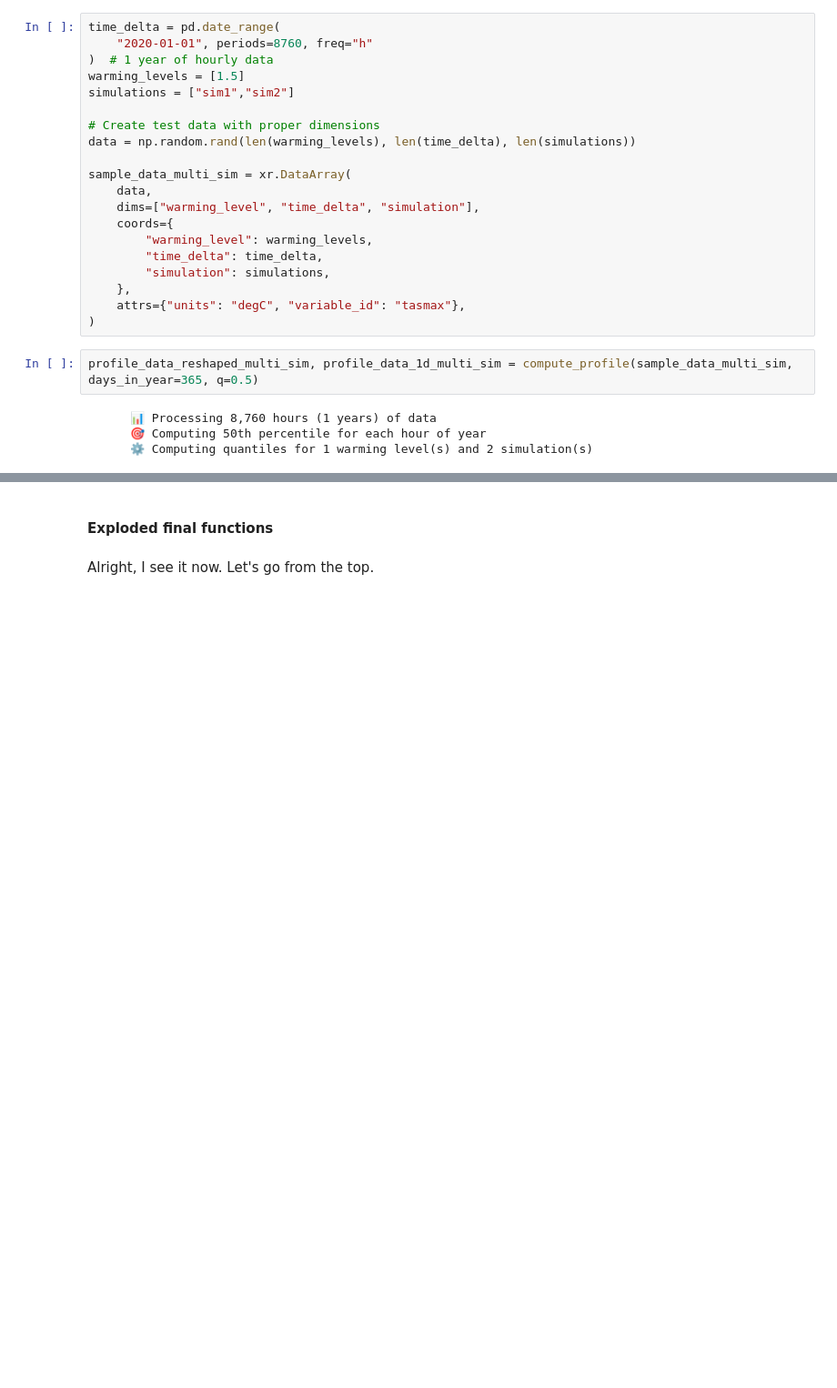
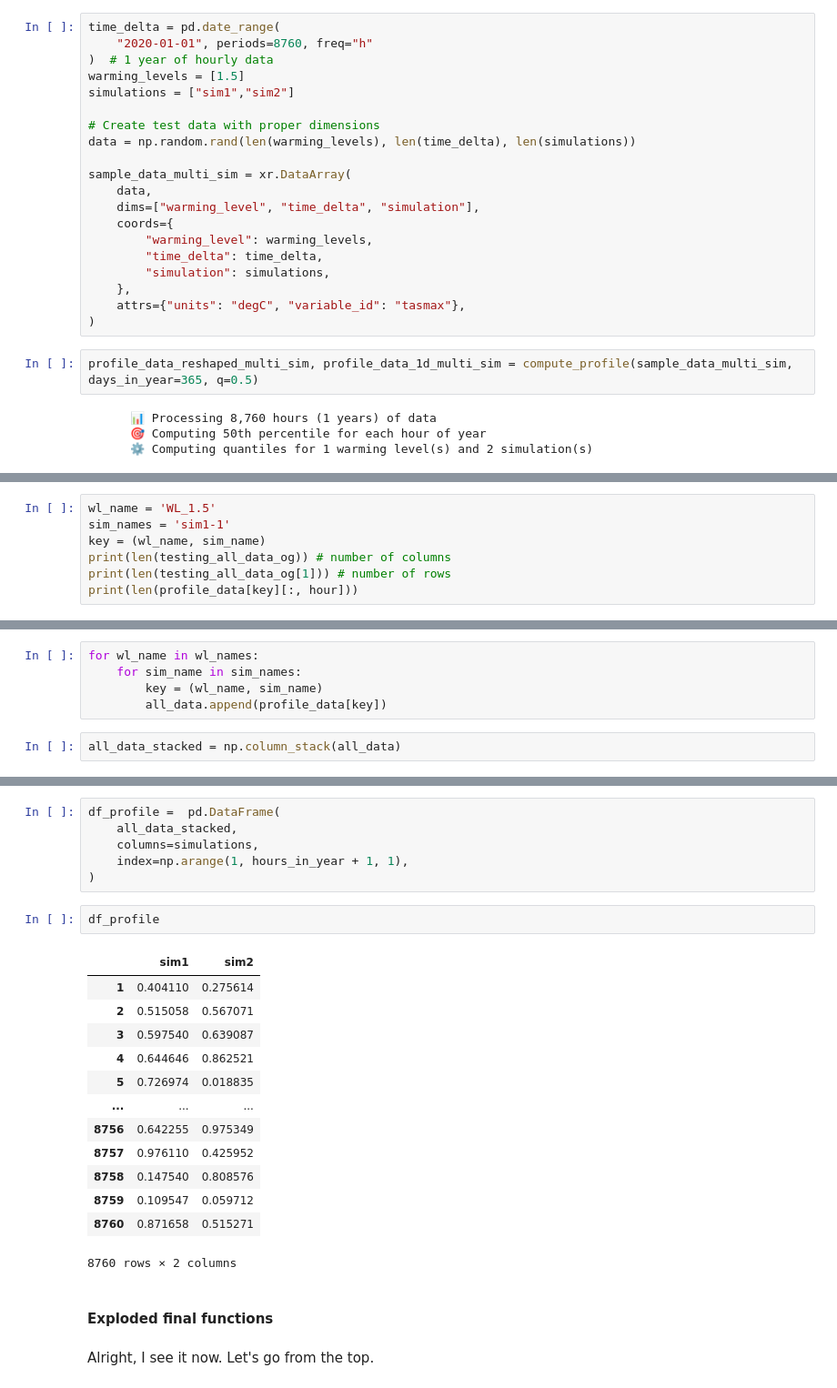
Before and after one commit to cal-adapt/climakitae, a Jupyter notebook: DEV_sy_export.ipynb, the cells around one changed output, grey strips where cells are left out. Shown at 91% size. Drawn from its saved outputs; the diff is of its cells as text; blank space fills up the shorter version.

```diff
--- a/DEV_sy_export.ipynb
+++ b/DEV_sy_export.ipynb
@@ -1001,0 +1109,7 @@ profile_data_reshaped_multi_sim, profile_data_1d_multi_sim = compute_profile(sam
+# %%
+wl_name = 'WL_1.5'
+sim_names = 'sim1-1'
+key = (wl_name, sim_name)
+print(len(testing_all_data_og)) # number of columns
+print(len(testing_all_data_og[1])) # number of rows
+print(len(profile_data[key][:, hour]))
@@ -1001,0 +1254,7 @@ profile_data_reshaped_multi_sim, profile_data_1d_multi_sim = compute_profile(sam
+# %%
+for wl_name in wl_names:
+    for sim_name in sim_names:
+        key = (wl_name, sim_name)
+        all_data.append(profile_data[key])
+# %%
+all_data_stacked = np.column_stack(all_data)
@@ -1002,3 +1274,25 @@ profile_data_reshaped_multi_sim, profile_data_1d_multi_sim = compute_profile(sam
+# %%
+df_profile =  pd.DataFrame(
+    all_data_stacked,
+    columns=simulations,
+    index=np.arange(1, hours_in_year + 1, 1),
+)
+# %%
+df_profile
+# %% [output]
+|  | sim1 | sim2 |
+| 1 | 0.404110 | 0.275614 |
+| 2 | 0.515058 | 0.567071 |
+| 3 | 0.597540 | 0.639087 |
+| 4 | 0.644646 | 0.862521 |
+| 5 | 0.726974 | 0.018835 |
+| ... | ... | ... |
+| 8756 | 0.642255 | 0.975349 |
+| 8757 | 0.976110 | 0.425952 |
+| 8758 | 0.147540 | 0.808576 |
+| 8759 | 0.109547 | 0.059712 |
+| 8760 | 0.871658 | 0.515271 |
+8760 rows × 2 columns
 # %% [markdown]
 #### Exploded final functions
 # %% [markdown]
```
Also changed, not shown: parts of 19 cells of this notebook.
